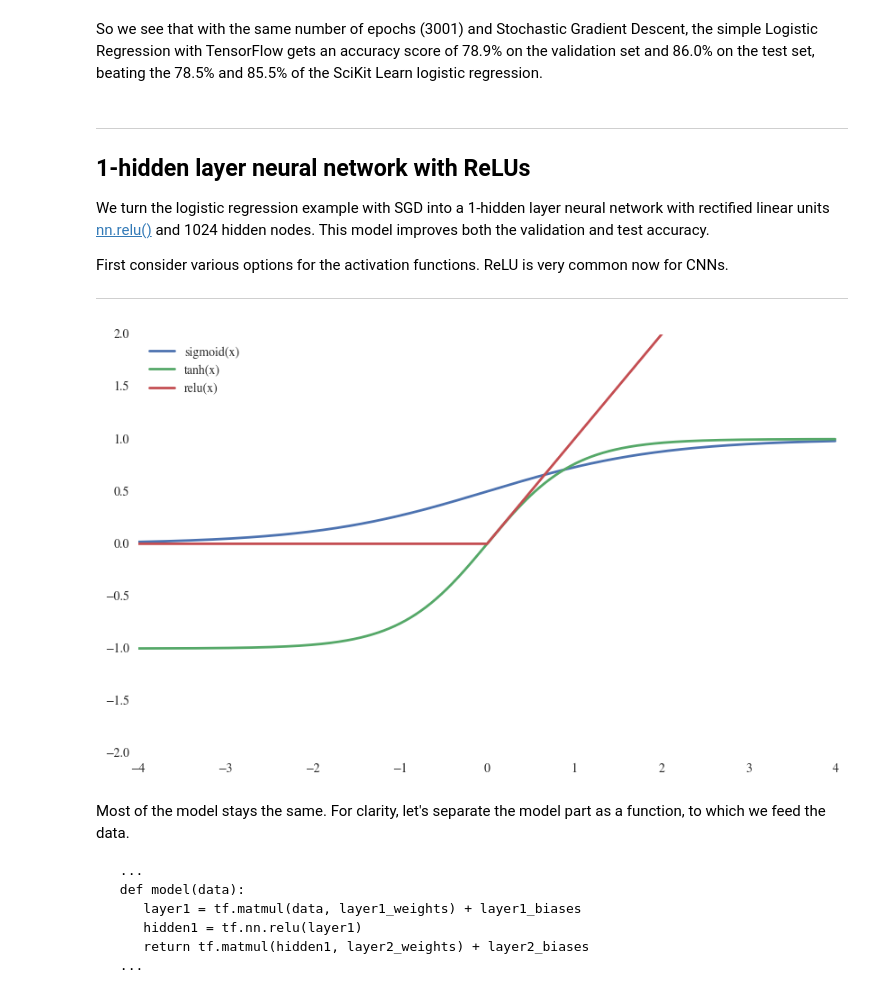
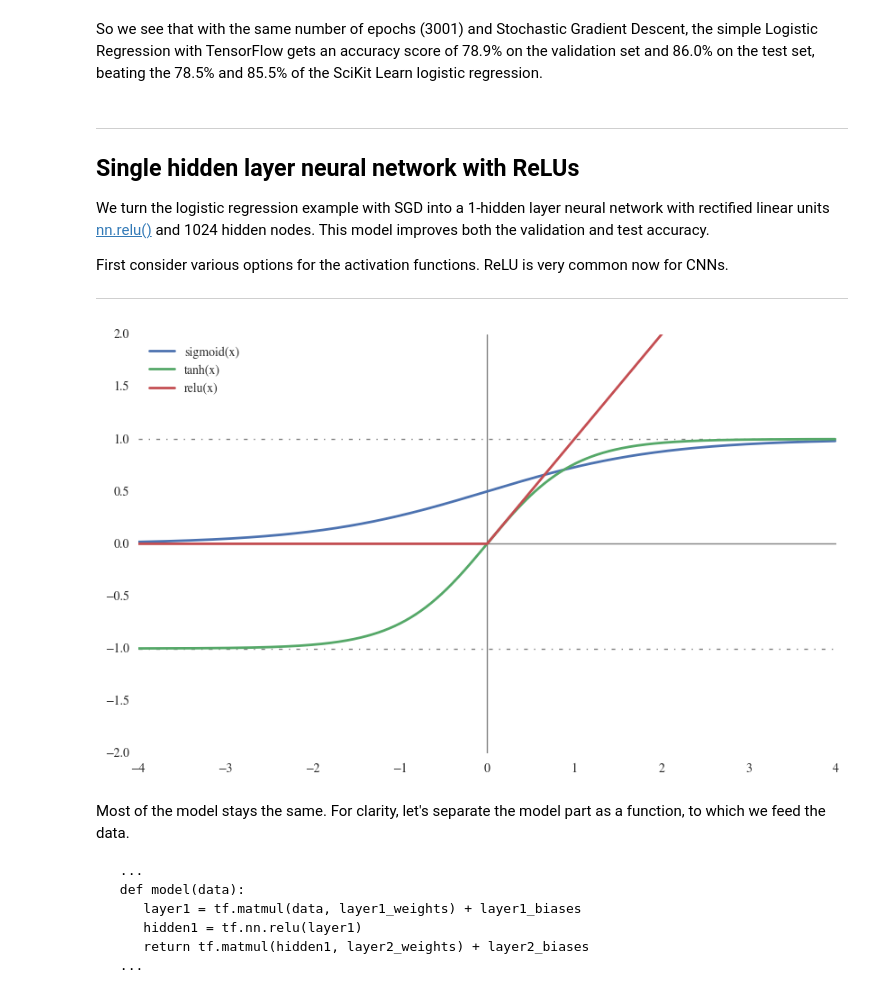
Before and after one commit to caldana19/tensorflow, a Jupyter notebook: Tensorflow_Notebook.ipynb, the cells around one changed output. Drawn from its saved outputs; the diff is of its cells as text; code cells hidden in the pictures.

```diff
--- a/Tensorflow_Notebook.ipynb
+++ b/Tensorflow_Notebook.ipynb
@@ -777,7 +781,7 @@ Test accuracy: 85.8%
 So we see that with the same number of epochs (3001) and Stochastic Gradient Descent, the simple Logistic Regression with TensorFlow gets an accuracy score of 78.9% on the validation set and 86.0% on the test set, beating the 78.5% and 85.5% of the SciKit Learn logistic regression.
 # %% [markdown]
 ---
-1-hidden layer neural network with ReLUs
+Single hidden layer neural network with ReLUs
 -------
 
 We turn the logistic regression example with SGD into a 1-hidden layer neural network with rectified linear units [nn.relu()](https://www.tensorflow.org/versions/r0.7/api_docs/python/nn.html#relu) and 1024 hidden nodes. This model  improves both the validation and test accuracy.
@@ -789,18 +793,23 @@ First consider various options for the activation functions. ReLU is very common
 # %%
 sigmoid = lambda t: 1 / (1 + np.exp(-t))
 tanh = lambda t: (np.exp(t) - np.exp(-t)) / (np.exp(t) + np.exp(-t))
 relu = lambda t:  np.maximum(t,0.)
 softmax = lambda t: np.exp(t) / np.sum((1 + np.exp(t)), axis=0)
 x = np.arange(-4,4,0.01)
 
+plt.axhline(y=0, ls='-', lw=1, color='gray')
+plt.axvline(x=0, ls='-', lw=1, color='gray')
+plt.axhline(y=-1., ls='-.', lw=1, color='gray')
+plt.axhline(y=1., ls='-.', lw=1, color='gray')
 plt.plot(x, sigmoid(x), label="sigmoid(x)")
 plt.plot(x, tanh(x), label="tanh(x)")
 plt.plot(x, relu(x), label="relu(x)")
 plt.legend(loc=2)
 plt.ylim([-2,2])
+
 _= plt.show()
 # %% [output]
-[figure, old version]
+[figure, new version]
 # %% [markdown]
 Most of the model stays the same. For clarity, let's separate the model part as a function, to which we feed the data.
 
```
Also changed, not shown: parts of 36 cells of this notebook, 1 other file.
